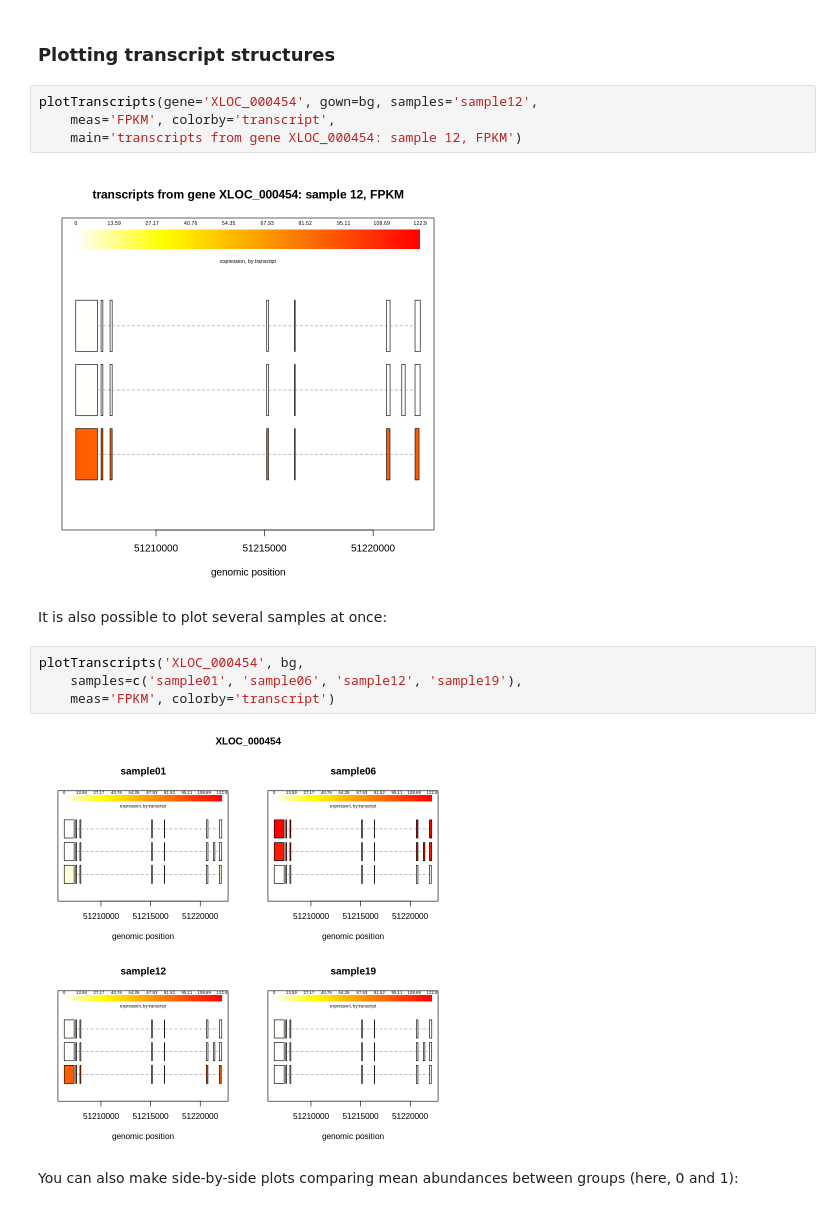
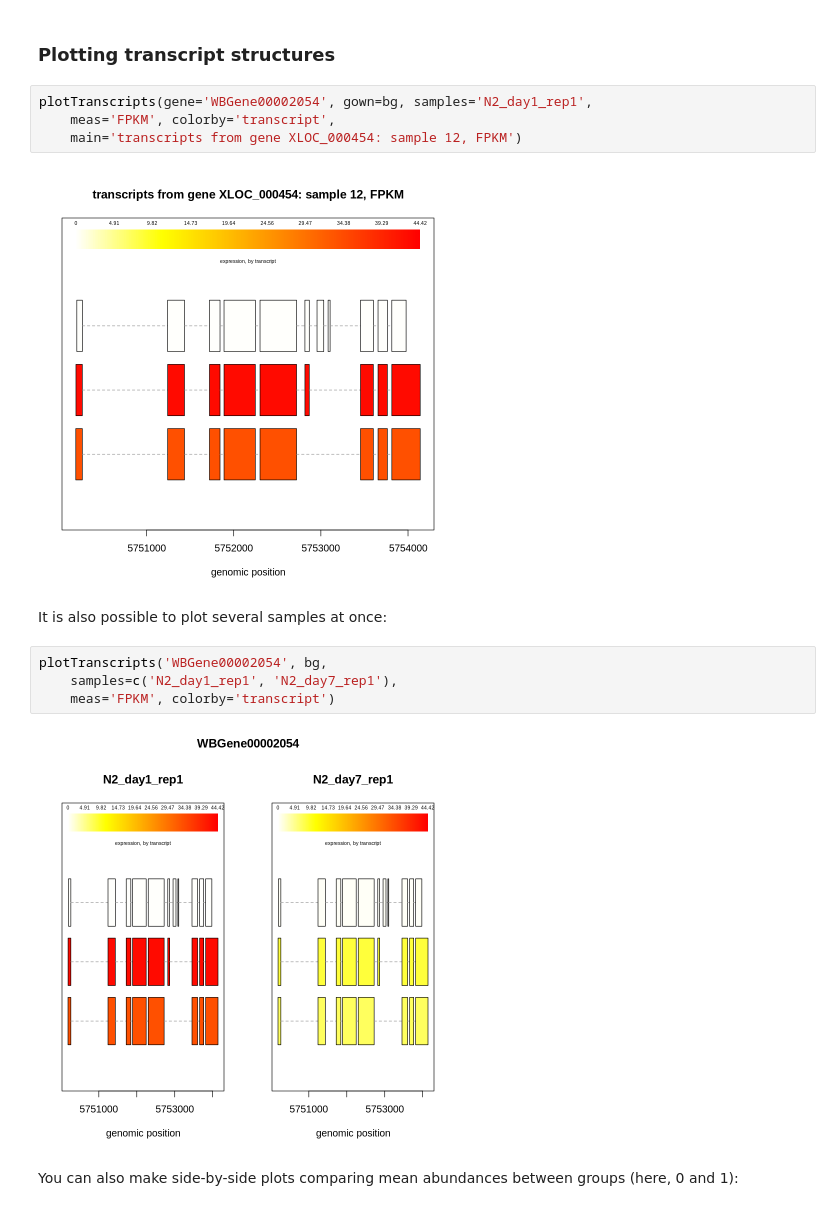
Before and after one commit to Bix4UMD/BIOI611_lab, a Jupyter notebook: docs/BIOI611_bulkRNA_SE_ballgown.ipynb, the cells around one changed output. Cells and saved outputs as stored; diff of their text form.

```diff
--- a/docs/BIOI611_bulkRNA_SE_ballgown.ipynb
+++ b/docs/BIOI611_bulkRNA_SE_ballgown.ipynb
@@ -176,19 +181,19 @@ A data.frame: 20 × 2
 # %% [markdown]
 ### Plotting transcript structures
 # %%
-plotTranscripts(gene='XLOC_000454', gown=bg, samples='sample12',
+plotTranscripts(gene='WBGene00002054', gown=bg, samples='N2_day1_rep1',
     meas='FPKM', colorby='transcript',
     main='transcripts from gene XLOC_000454: sample 12, FPKM')
 # %% [output]
-[figure, old version]
+[figure, new version]
 # %% [markdown]
 It is also possible to plot several samples at once:
 # %%
-plotTranscripts('XLOC_000454', bg,
-    samples=c('sample01', 'sample06', 'sample12', 'sample19'),
+plotTranscripts('WBGene00002054', bg,
+    samples=c('N2_day1_rep1', 'N2_day7_rep1'),
     meas='FPKM', colorby='transcript')
 # %% [output]
-[figure, old version]
+[figure, new version]
 # %% [markdown]
 You can also make side-by-side plots comparing mean abundances between groups (here, 0 and 1):
 # %%
```
Also changed, not shown: parts of 17 cells of this notebook.
